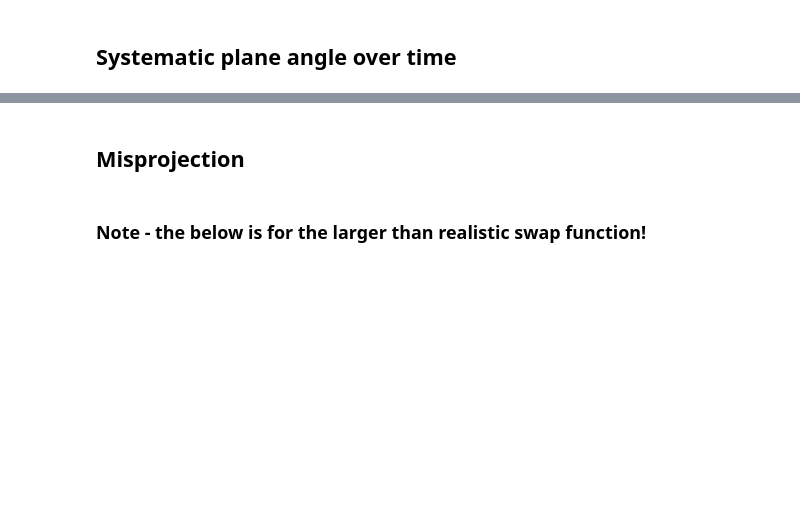
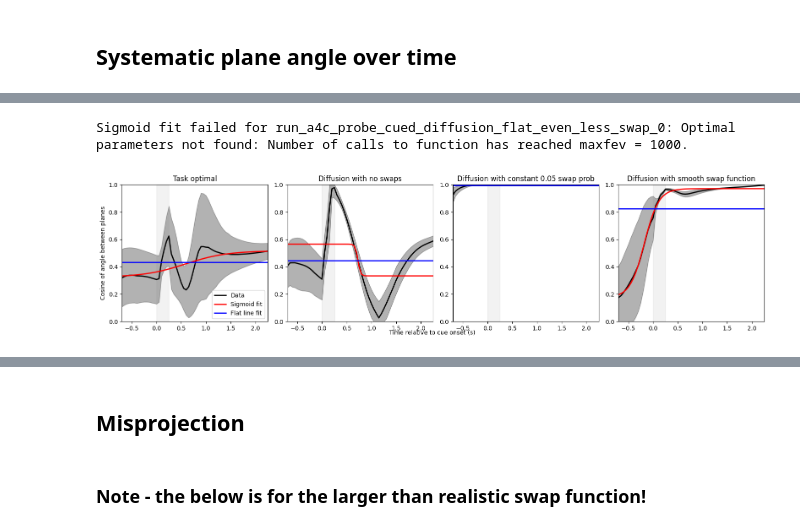
Before and after one commit to puria-radmard/behaviour_ddpm, a Jupyter notebook: ddpm/analysis/new_analysis/plane_alignment.ipynb, the cells around one changed output, grey strips where cells are left out. Drawn from its saved outputs; the diff is of its cells as text; code cells hidden in the pictures; blank space fills up the shorter version.

```diff
--- a/ddpm/analysis/new_analysis/plane_alignment.ipynb
+++ b/ddpm/analysis/new_analysis/plane_alignment.ipynb
@@ -824,0 +896,80 @@ fig.savefig(f'neurips_figures/plane_alignment/{fig_name}_alignment_over_time.svg
+# %%
+from scipy.optimize import curve_fit
+
+def sigmoid(x, slope, x_offset, y_offset, y_scale):
+    return y_offset + y_scale / (1 + np.exp(-slope * (x - x_offset)))
+
+fig, axes = plt.subplots(1, len(loading_run_names), figsize=(len(loading_run_names) * 4, 4))
+
+# Store results for table
+results = []
+
+for ax, loading_run_name in zip(axes, loading_run_names.keys()):
+    # Load data for this model
+    with open(f'/homes/pr450/repos/research_projects/sampling_ddpm/results_link_sampler/analysis/plane_alignment_new/all_precue_plane_angle_coses_for_diffs_{loading_run_name}.npy', 'rb') as f:
+        all_precue_plane_angle_coses_for_diffs = np.load(f, allow_pickle=True)
+
+    # Aggregate across all diffs and trials
+    combined_data = all_precue_plane_angle_coses_for_diffs.reshape(-1, all_precue_plane_angle_coses_for_diffs.shape[-1])
+    aggregated_mean = combined_data.mean(0)
+    aggregated_std = combined_data.std(0)
+
+    time_axis = [(i - num_precue_steps) * dt for i in range(1, 1 + aggregated_mean.shape[-1])]
+    upper = np.clip(aggregated_mean + aggregated_std, 0.0, 1.0)
+    lower = np.clip(aggregated_mean - aggregated_std, 0.0, 1.0)
+
+    # Plot original data
+    ax.plot(time_axis, aggregated_mean, color='black', linewidth=2, label='Data')
+    ax.fill_between(time_axis, lower, upper, alpha=0.3, color='black')
+
+    # Fit sigmoid
+    try:
+        popt_sigmoid, _ = curve_fit(sigmoid, time_axis, aggregated_mean,
+                                   p0=[1, 0, 0.3, 0.4], maxfev = 10000)  # initial guess
+        sigmoid_fit = sigmoid(np.array(time_axis), *popt_sigmoid)
+        ax.plot(time_axis, sigmoid_fit, color='red', linewidth=2, label='Sigmoid fit')
+        sigmoid_mse = np.mean((aggregated_mean - sigmoid_fit)**2)
+    except Exception as e:
+        print(f"Sigmoid fit failed for {loading_run_name}: {e}")
+        sigmoid_mse = np.nan
+        sigmoid_fit = np.full_like(aggregated_mean, np.nan)
+
+    # Fit flat line (mean)
+    flat_line = np.full_like(aggregated_mean, aggregated_mean.mean())
+    ax.plot(time_axis, flat_line, color='blue', linewidth=2, label='Flat line fit')
+    flat_mse = np.mean((aggregated_mean - flat_line)**2)
+
+    # Calculate MSE difference
+    mse_diff = flat_mse - sigmoid_mse
+
+    # Store results
+    results.append({
+        'title': loading_run_names[loading_run_name],
+        'flat_mse': flat_mse,
+        'sigmoid_mse': sigmoid_mse,
+        'mse_diff': mse_diff
+    })
+
+    ax.fill_betweenx([0.0, 1.0],
+                     (np.array([num_precue_steps, num_precue_steps]) - num_precue_steps) * dt,
+                     (np.array([num_cue_steps + num_precue_steps, num_cue_steps + num_precue_steps]) - num_precue_steps) * dt,
+                     alpha=0.1, color='grey')
+    ax.set_ylim(0.0, 1.0)
+    ax.set_xlim(time_axis[0], time_axis[-1])
+    ax.set_title(loading_run_names[loading_run_name])
+    if ax == axes[0]:
+        ax.legend()
+
+axes[0].set_ylabel('Cosine of angle between planes')
+fig.text(0.5, 0.02, 'Time relative to cue onset (s)', ha='center')
+plt.tight_layout()
+plt.show()
+
+# Generate markdown table
+print("\n| Title | Flat line best fit MSE | Sigmoid best fit MSE | MSE difference (higher is better) |")
+print("|-------|------------------------|----------------------|-----------------------------------|")
+for result in results:
+    print(f"| {result['title']} | {result['flat_mse']:.6f} | {result['sigmoid_mse']:.6f} | {result['mse_diff']:.6f} |")
+# %% [output]
+Sigmoid fit failed for run_a4c_probe_cued_diffusion_flat_even_less_swap_0: Optimal parameters not found: Number of calls to function has reached maxfev = 1000.
+[figure, added]
```
Also changed, not shown: parts of 17 cells of this notebook, 25 other files.
